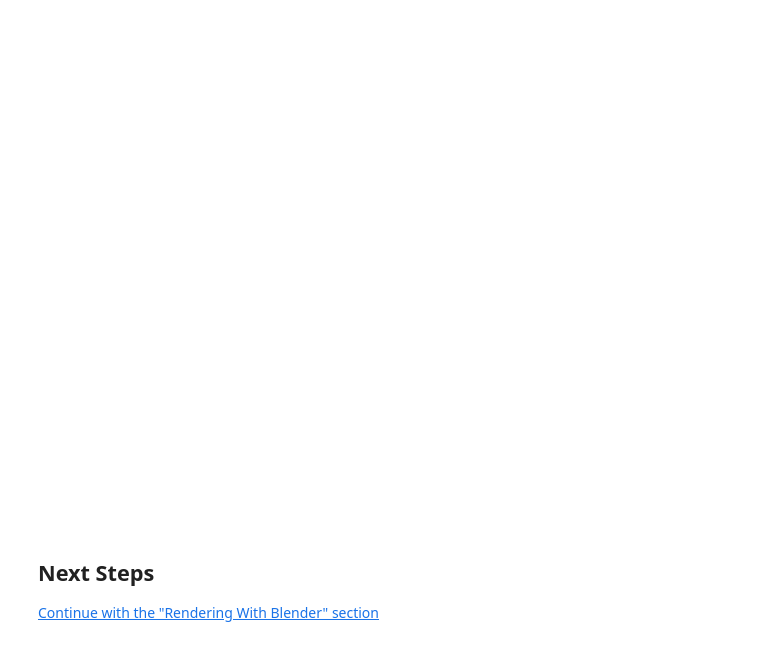
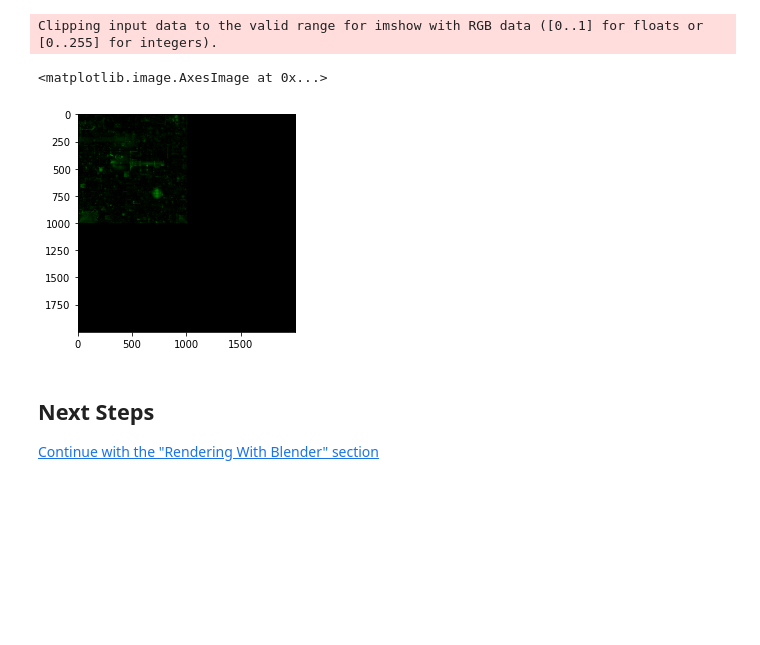
Before and after one commit to ChrisCrossCrash/r-place-blender, a Jupyter notebook: guides/2_generate_maps.ipynb, the cells around one changed output. Cells and saved outputs as stored; diff of their text form; code cells hidden in the pictures; blank space fills up the shorter version.

```diff
--- a/guides/2_generate_maps.ipynb
+++ b/guides/2_generate_maps.ipynb
@@ -233,12 +309,14 @@ img_color
-# %%
-# Show the first age frame.
-img_age = Image.open("../data/frames_age/frame-0000.png")
-
-# Make a thumbnail of the age frame.
-img_age.thumbnail((500, 500))
-img_age
-# %% [output]
-[figure, removed]
+# %%
+img_data = imageio.imread("../data/frames_heat/frame-0000.exr")
+
+# matplotlib will complain about some of the pixels being clipped. This is fine.
+# EXR format allows for values greater than one. I normally just try to get a result
+# That's mostly black with a little bit of green mixed in.
+plt.imshow(img_data)
+# %% [output]
+Clipping input data to the valid range for imshow with RGB data ([0..1] for floats or [0..255] for integers).
+<matplotlib.image.AxesImage at 0x...>
+[figure, added]
 # %% [markdown]
 ## Next Steps
 
```
Also changed, not shown: parts of 17 cells of this notebook.
